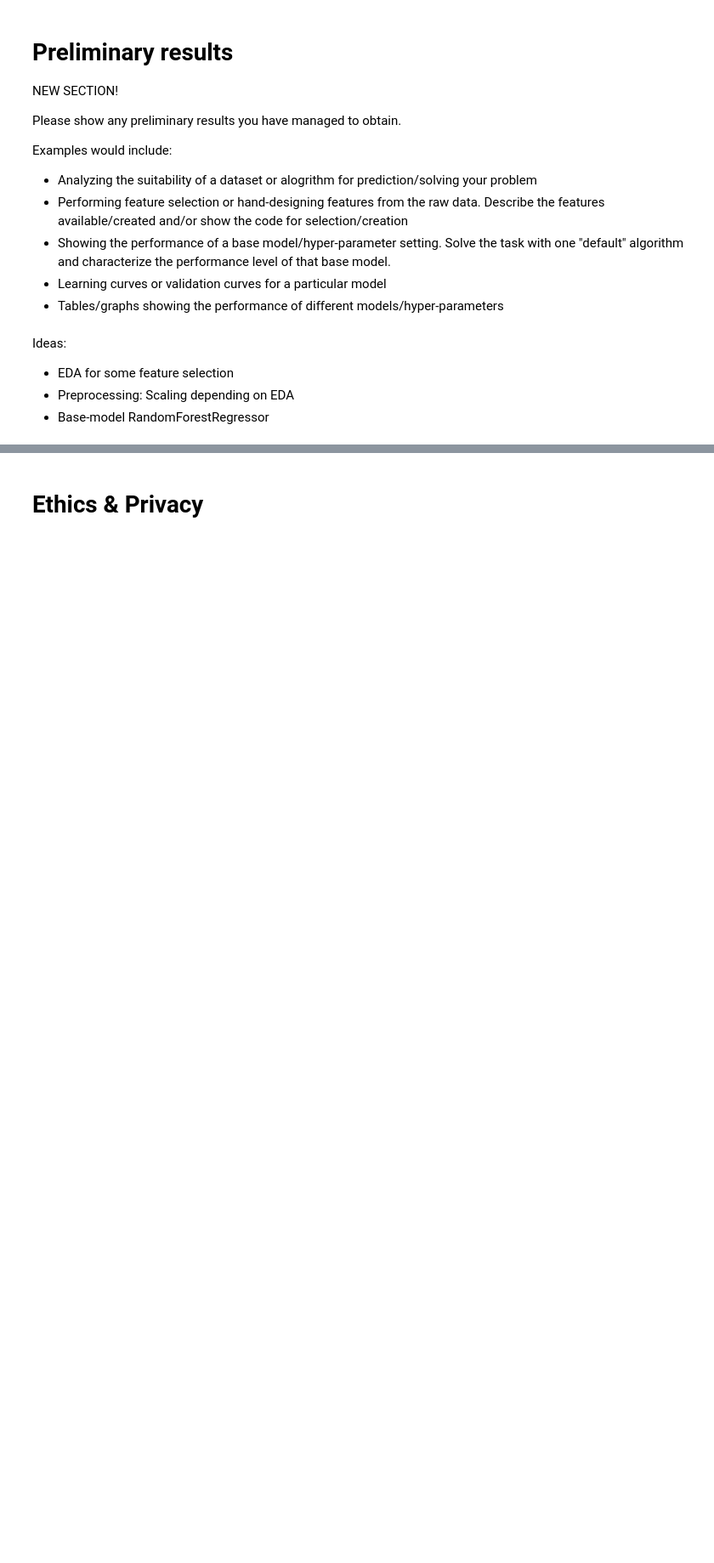
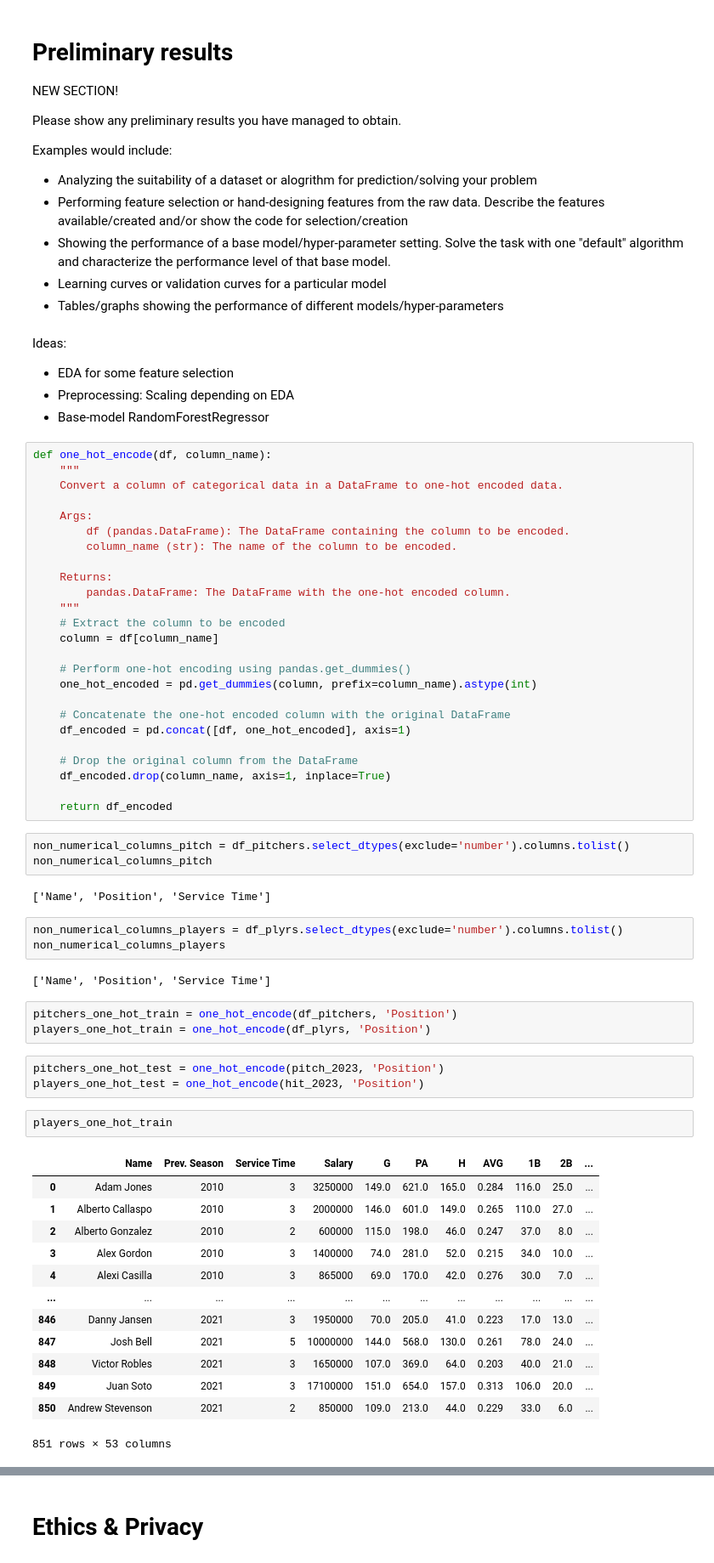
Before and after one commit to COGS118A/Group029-SP23, a Jupyter notebook: Checkpoint_Group029_SP23.ipynb, the cells around one changed output, grey strips where cells are left out. Shown at 85% size. Cells and saved outputs as stored; diff of their text form; blank space fills up the shorter version.

```diff
--- a/Checkpoint_Group029_SP23.ipynb
+++ b/Checkpoint_Group029_SP23.ipynb
@@ -660,3 +667,60 @@ Ideas:
 -  EDA for some feature selection
 -  Preprocessing: Scaling depending on EDA
 -  Base-model RandomForestRegressor
+# %%
+def one_hot_encode(df, column_name):
+    """
+    Convert a column of categorical data in a DataFrame to one-hot encoded data.
+
+    Args:
+        df (pandas.DataFrame): The DataFrame containing the column to be encoded.
+        column_name (str): The name of the column to be encoded.
+
+    Returns:
+        pandas.DataFrame: The DataFrame with the one-hot encoded column.
+    """
+    # Extract the column to be encoded
+    column = df[column_name]
+
+    # Perform one-hot encoding using pandas.get_dummies()
+    one_hot_encoded = pd.get_dummies(column, prefix=column_name).astype(int)
+
+    # Concatenate the one-hot encoded column with the original DataFrame
+    df_encoded = pd.concat([df, one_hot_encoded], axis=1)
+
+    # Drop the original column from the DataFrame
+    df_encoded.drop(column_name, axis=1, inplace=True)
+
+    return df_encoded
+# %%
+non_numerical_columns_pitch = df_pitchers.select_dtypes(exclude='number').columns.tolist()
+non_numerical_columns_pitch
+# %% [output]
+['Name', 'Position', 'Service Time']
+# %%
+non_numerical_columns_players = df_plyrs.select_dtypes(exclude='number').columns.tolist()
+non_numerical_columns_players
+# %% [output]
+['Name', 'Position', 'Service Time']
+# %%
+pitchers_one_hot_train = one_hot_encode(df_pitchers, 'Position')
+players_one_hot_train = one_hot_encode(df_plyrs, 'Position')
+# %%
+pitchers_one_hot_test = one_hot_encode(pitch_2023, 'Position')
+players_one_hot_test = one_hot_encode(hit_2023, 'Position')
+# %%
+players_one_hot_train
+# %% [output]
+|  | Name | Prev. Season | Service Time | Salary | G | PA | H | AVG | 1B | 2B | ... |
+| 0 | Adam Jones | 2010 | 3 | 3250000 | 149.0 | 621.0 | 165.0 | 0.284 | 116.0 | 25.0 | ... |
+| 1 | Alberto Callaspo | 2010 | 3 | 2000000 | 146.0 | 601.0 | 149.0 | 0.265 | 110.0 | 27.0 | ... |
+| 2 | Alberto Gonzalez | 2010 | 2 | 600000 | 115.0 | 198.0 | 46.0 | 0.247 | 37.0 | 8.0 | ... |
+| 3 | Alex Gordon | 2010 | 3 | 1400000 | 74.0 | 281.0 | 52.0 | 0.215 | 34.0 | 10.0 | ... |
+| 4 | Alexi Casilla | 2010 | 3 | 865000 | 69.0 | 170.0 | 42.0 | 0.276 | 30.0 | 7.0 | ... |
+| ... | ... | ... | ... | ... | ... | ... | ... | ... | ... | ... | ... |
+| 846 | Danny Jansen | 2021 | 3 | 1950000 | 70.0 | 205.0 | 41.0 | 0.223 | 17.0 | 13.0 | ... |
+| 847 | Josh Bell | 2021 | 5 | 10000000 | 144.0 | 568.0 | 130.0 | 0.261 | 78.0 | 24.0 | ... |
+| 848 | Victor Robles | 2021 | 3 | 1650000 | 107.0 | 369.0 | 64.0 | 0.203 | 40.0 | 21.0 | ... |
+| 849 | Juan Soto | 2021 | 3 | 17100000 | 151.0 | 654.0 | 157.0 | 0.313 | 106.0 | 20.0 | ... |
+| 850 | Andrew Stevenson | 2021 | 2 | 850000 | 109.0 | 213.0 | 44.0 | 0.229 | 33.0 | 6.0 | ... |
+851 rows × 53 columns
```
Also changed, not shown: parts of 19 cells of this notebook.
